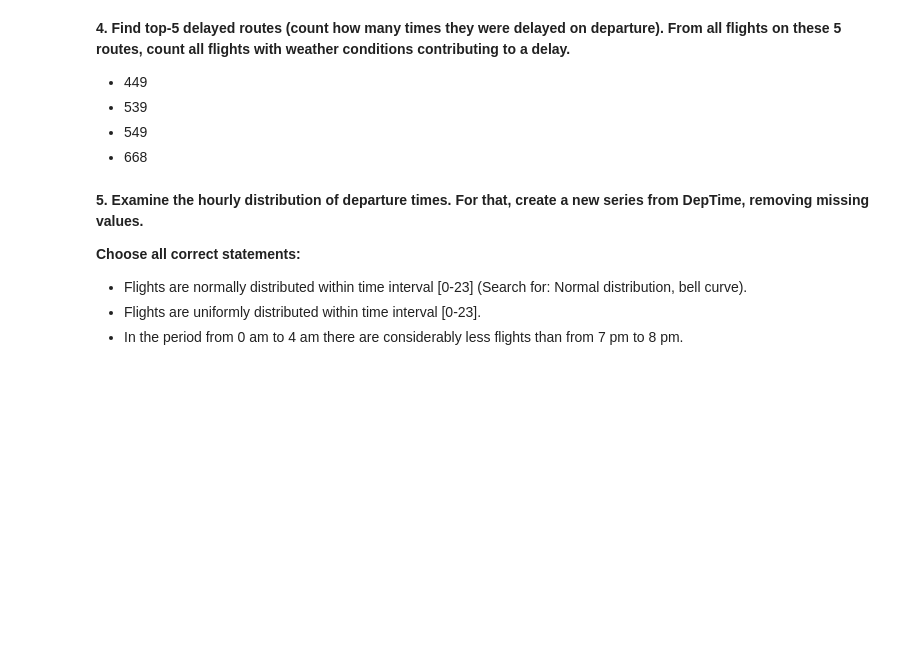
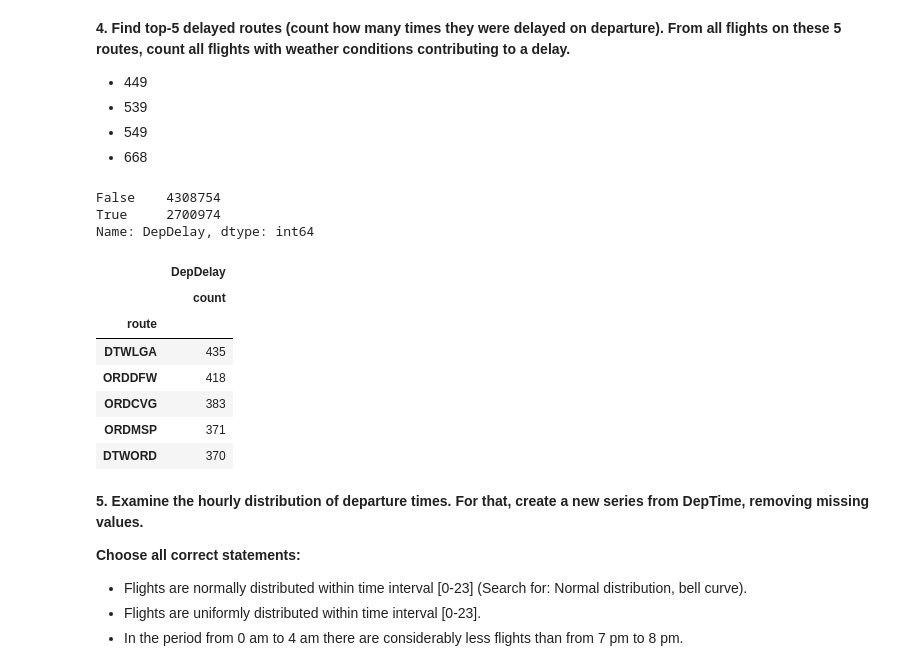
Before and after one commit to anoop9/mlcourse.ai, a Jupyter notebook: jupyter_english/assignments_fall2018/assignment2_USA_flights.ipynb, the cells around one changed output. Cells and saved outputs as stored; diff of their text form; code cells hidden in the pictures; blank space fills up the shorter version.

```diff
--- a/jupyter_english/assignments_fall2018/assignment2_USA_flights.ipynb
+++ b/jupyter_english/assignments_fall2018/assignment2_USA_flights.ipynb
@@ -239,3 +280,4 @@ num_flights_by_date.rolling(window=7).mean().plot();
  - New-York – San-Francisco
 # %%
 # You code here
+flights_df['route'] =flights_df['Origin']+flights_df['Dest']
@@ -251,3 +311,25 @@ num_flights_by_date.rolling(window=7).mean().plot();
+# %%
+df=flights_df
+df['DepDelay'].apply(lambda delay : delay > 0).value_counts()
+# %% [output]
+False    4308754
+True     2700974
+Name: DepDelay, dtype: int64
+# %%
+df[(df['DepDelay'] >0) & (df['WeatherDelay']>0)]\
+.groupby(['route']) \
+.agg({'DepDelay': ['count']})\
+.sort_values(('DepDelay', 'count'), ascending=False)\
+  .iloc[0:5]
+# %% [output]
+|  | DepDelay |
+|  | count |
+| route |  |
+| DTWLGA | 435 |
+| ORDDFW | 418 |
+| ORDCVG | 383 |
+| ORDMSP | 371 |
+| DTWORD | 370 |
 # %% [markdown]
 **5. Examine the hourly distribution of departure times. For that, create a new series from DepTime, removing missing values.**
 
```
Also changed, not shown: parts of 12 cells of this notebook.
